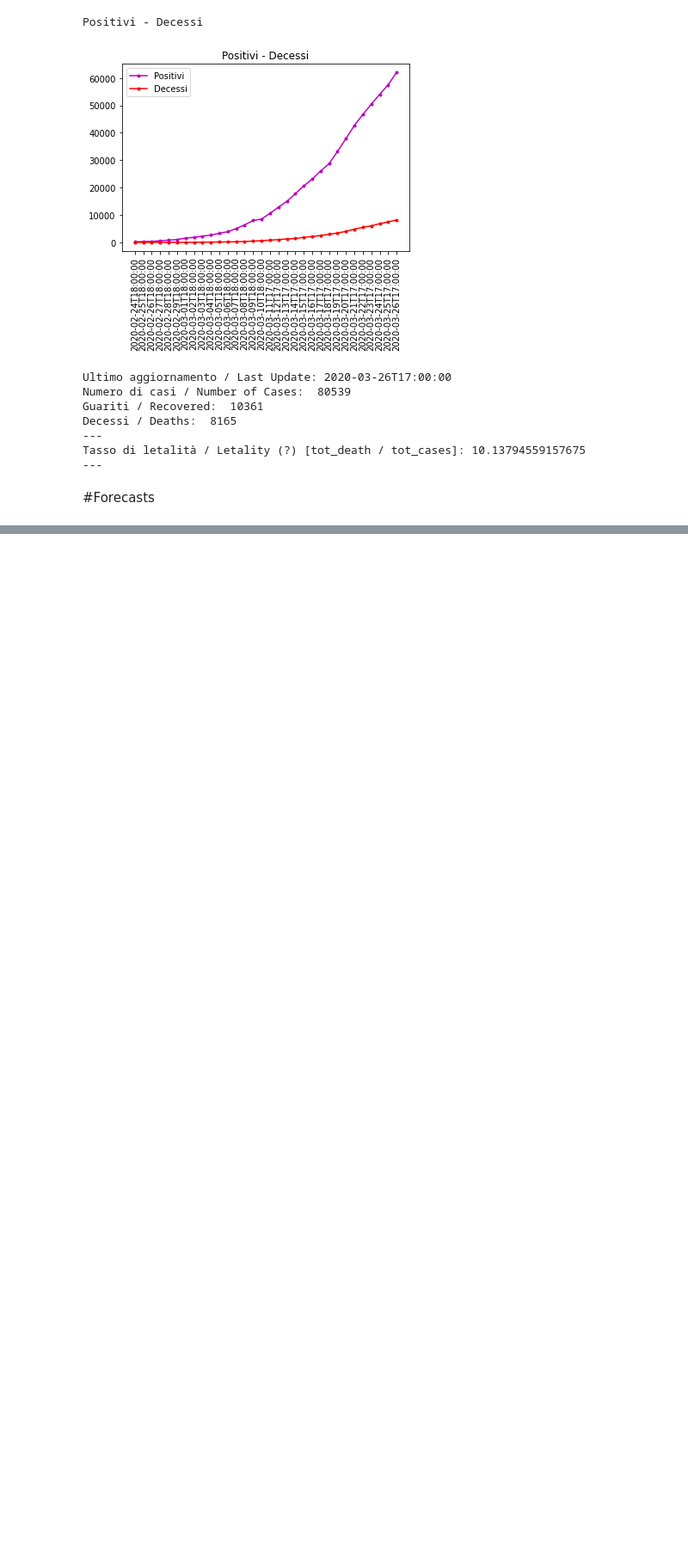
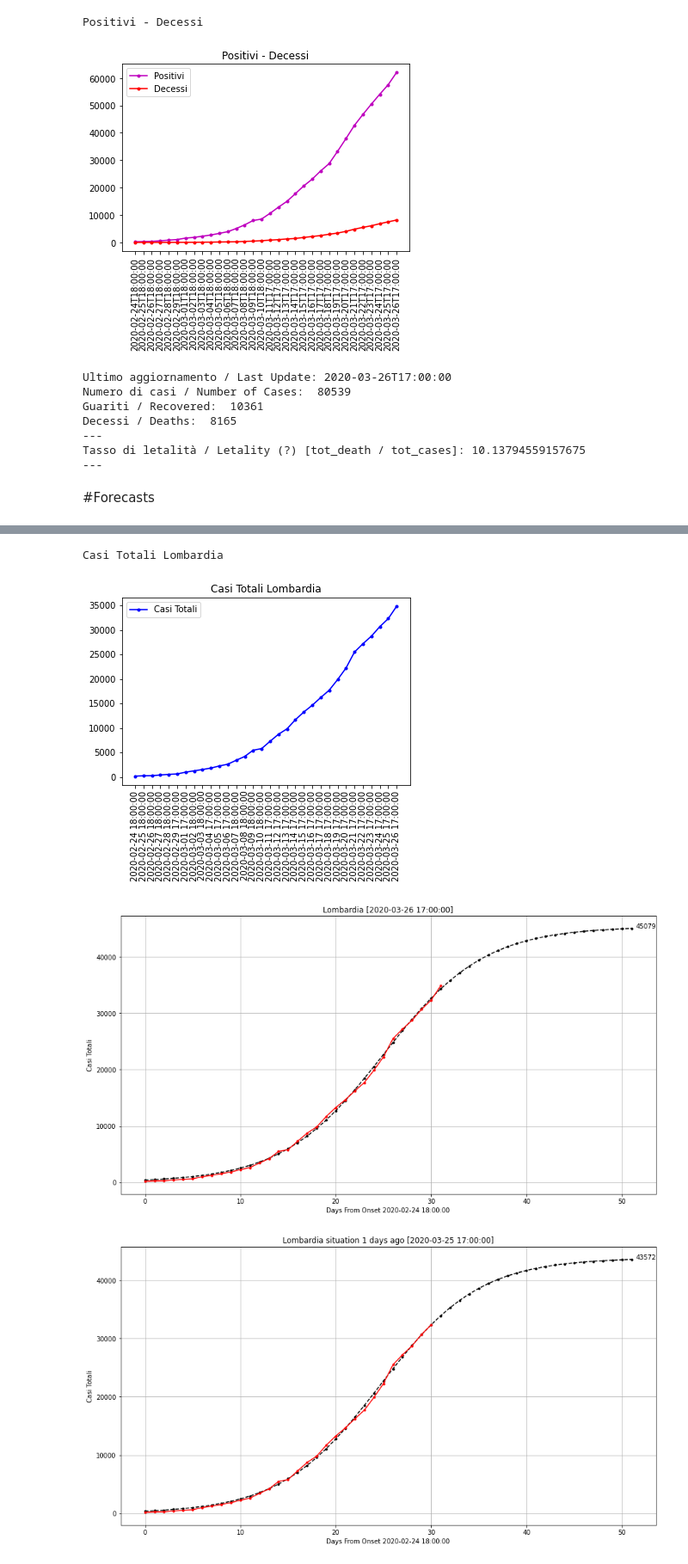
Before and after one commit to linker81/COVID19-Italy, a Jupyter notebook: COVID19_Italy.ipynb, the cells around one changed output, grey strips where cells are left out. Shown at 86% size. Drawn from its saved outputs; the diff is of its cells as text; code cells hidden in the pictures; blank space fills up the shorter version.

```diff
--- a/COVID19_Italy.ipynb
+++ b/COVID19_Italy.ipynb
@@ -225,0 +241,14 @@ forecast_using_sigmoid(dates_col, tot_casi_col, future_days=20, title=region_nam
+# %%
+region_name = 'Lombardia'
+[dates_col, tot_casi_col, tot_healed_col, tot_deaths_col, new_positive_col,
+     tot_actual_positive_col, tot_swabs_col, tot_hospitalized, tot_dom,
+     intensitive_care] = plot_region (region_name = region_name)
+
+forecast_using_sigmoid(dates_col, tot_casi_col, future_days=20, title=region_name, ylabel='Casi Totali')
+forecast_using_sigmoid(dates_col, tot_casi_col, future_days=20 + 1, title=region_name, ylabel='Casi Totali', stop_at_previous_days=1)
+forecast_using_sigmoid(dates_col, tot_casi_col, future_days=20 + 2, title=region_name, ylabel='Casi Totali', stop_at_previous_days=2)
+# %% [output]
+Casi Totali Lombardia
+[figure, added]
+[figure, added]
+[figure, added]
```
Also changed, not shown: parts of 6 cells of this notebook.
